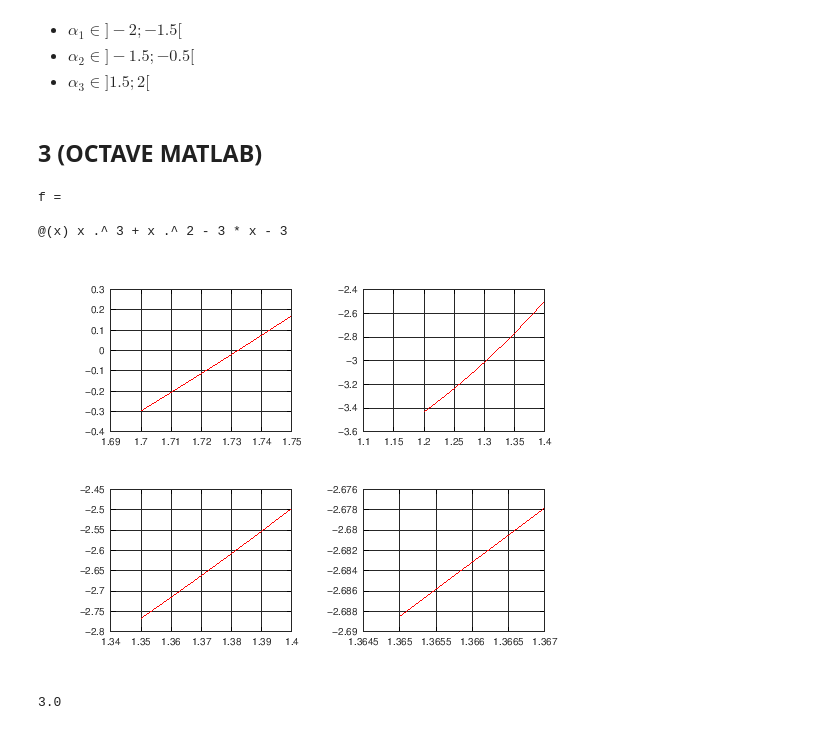
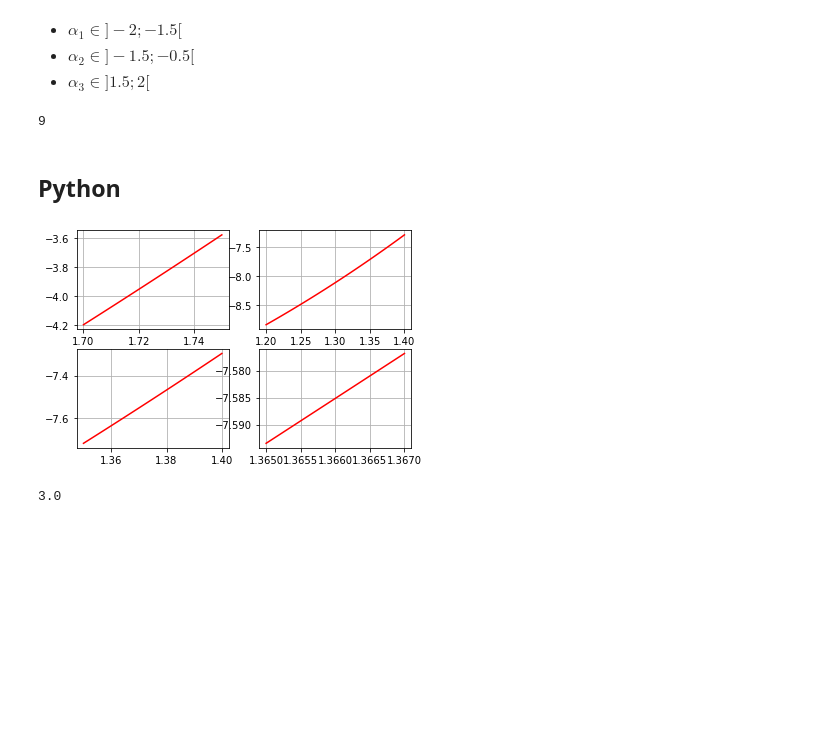
Before and after one commit to lindabouallegue/Analyse_Numerique, a Jupyter notebook: TP1/TP1_E.ipynb, the cells around one changed output. Drawn from its saved outputs; the diff is of its cells as text; code cells hidden in the pictures; blank space fills up the shorter version.

```diff
--- a/TP1/TP1_E.ipynb
+++ b/TP1/TP1_E.ipynb
@@ -307,36 +294,37 @@ def dichow(a,b,f,eps):
 - $\alpha_2 \in ]-1.5;-0.5[$
 - $\alpha_3 \in ]1.5;2[$
 # %%
-f=lambda x: x**3+x**2-3*3-3
+f=lambda x: x**3+x**2-3*x-3
 dichow(-2,-1.5,f,0.001)
+# %% [output]
+9
-# %% [markdown]
-## 3 (OCTAVE MATLAB)
+# %% [markdown]
+## Python
 # %%
-f=@(x) x.^3+x.^2-3*x-3
-t=linspace(1.7,1.75,100);
-subplot(2,2,1)
-plot(t,f(t),'r')
-grid on
+import numpy as np
+import matplotlib.pyplot as plt
+f=lambda x: x**3+x**2-3*3-3
+t=np.linspace(1.7,1.75,100);
+plt.subplot(2,2,1)
+plt.plot(t,f(t),'r')
+plt.grid(True)
 ##########################################
-t=linspace(1.2,1.4,100);
-subplot(2,2,2)
-plot(t,f(t),'r')
-grid on
+t=np.linspace(1.2,1.4,100);
+plt.subplot(2,2,2)
+plt.plot(t,f(t),'r')
+plt.grid(True)
 ##########################################
-t=linspace(1.35,1.4,100);
-subplot(2,2,3)
-plot(t,f(t),'r')
-grid on
+t=np.linspace(1.35,1.4,100);
+plt.subplot(2,2,3)
+plt.plot(t,f(t),'r')
+plt.grid(True)
 #########################################
-t=linspace(1.365,1.367,100);
-subplot(2,2,4)
-plot(t,f(t),'r')
-grid on
+t=np.linspace(1.365,1.367,100);
+plt.subplot(2,2,4)
+plt.plot(t,f(t),'r')
+plt.grid(True)
 # %% [output]
-f =
-
-@(x) x .^ 3 + x .^ 2 - 3 * x - 3
-[figure, old version]
+[figure, new version]
 # %%
 import numpy as np
 np.floor(2.3)
```
Also changed, not shown: parts of 29 cells of this notebook.
